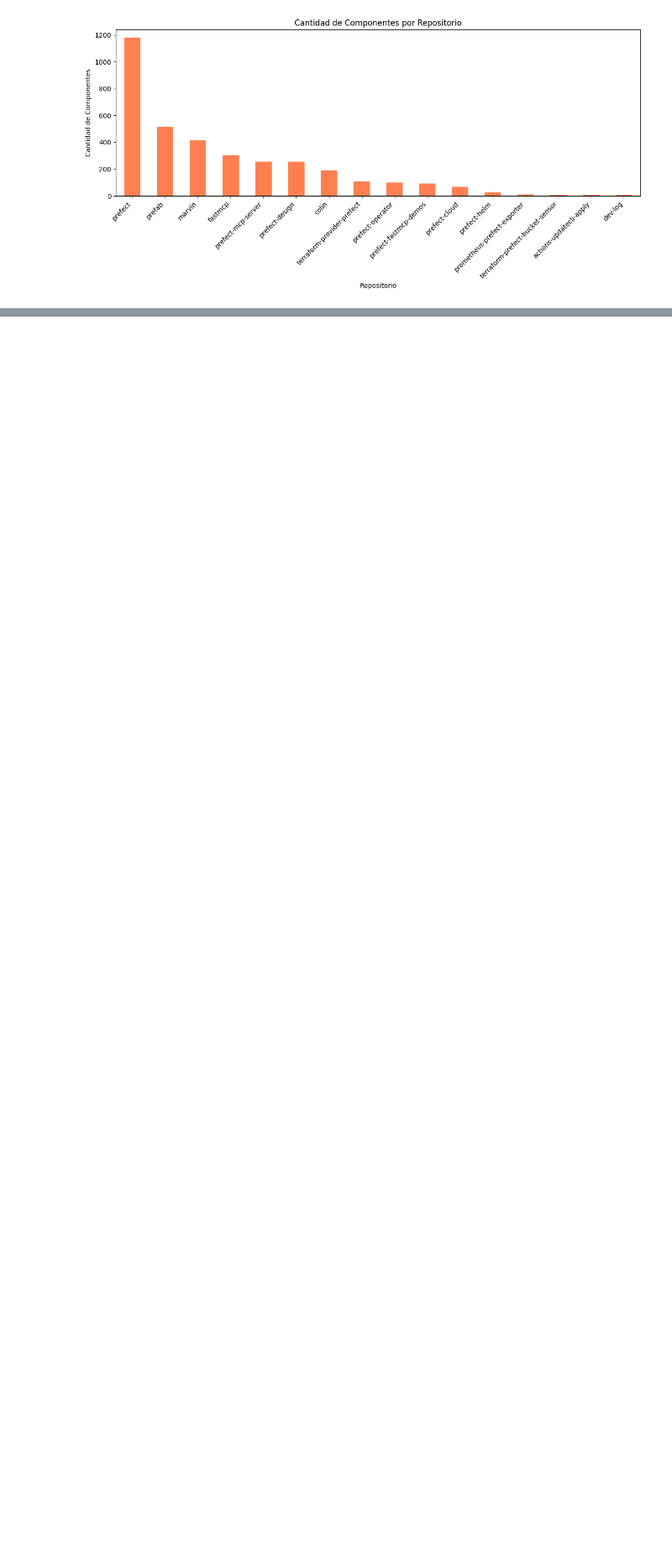
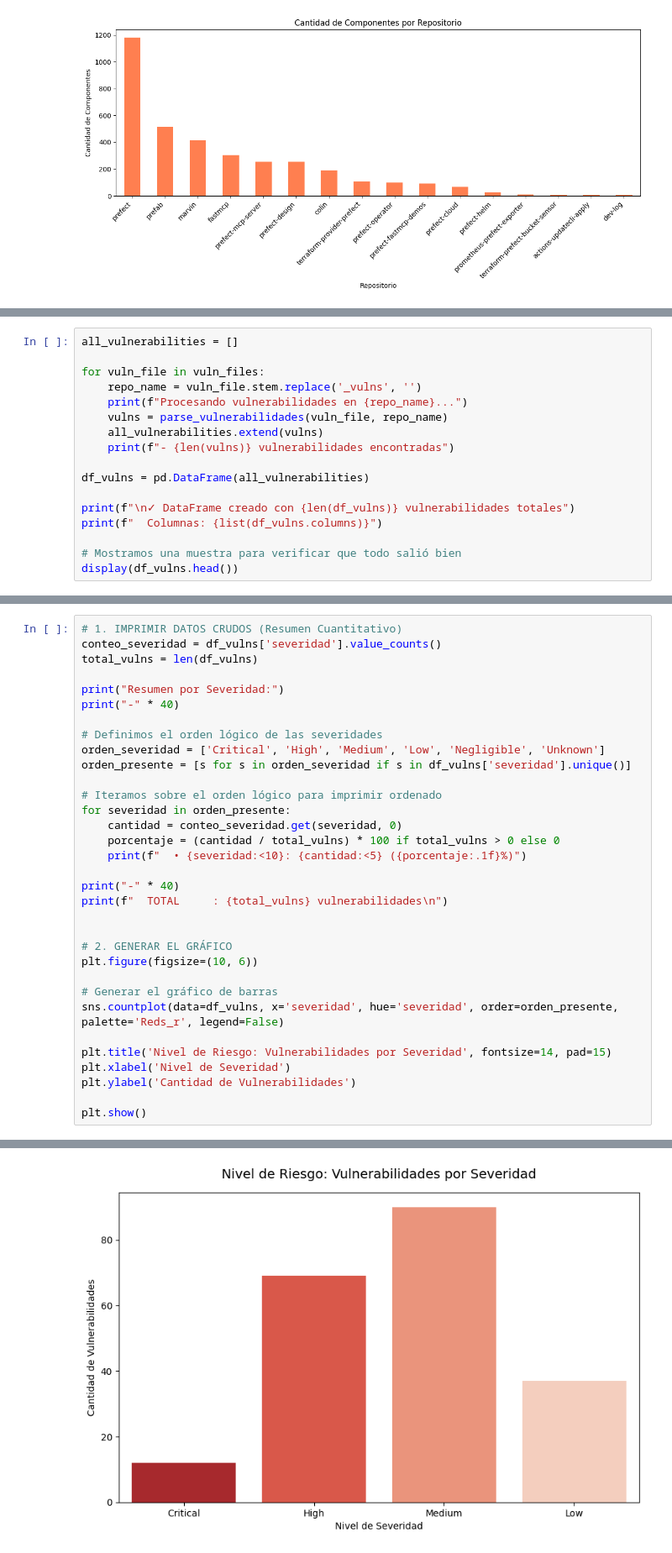
Before and after one commit to Fran416/Vulns-Analizer, a Jupyter notebook: notebooks/02_analisis_dependencias.ipynb, the cells around one changed output, grey strips where cells are left out. Shown at 84% size. Drawn from its saved outputs; the diff is of its cells as text; blank space fills up the shorter version.

Commit message:
docs: Añadir analisis de vulnerabilidades

```diff
--- a/notebooks/02_analisis_dependencias.ipynb
+++ b/notebooks/02_analisis_dependencias.ipynb
@@ -381,0 +479,17 @@ print(f"  Registros: {len(df_components)}")
+# %%
+all_vulnerabilities = []
+
+for vuln_file in vuln_files:
+    repo_name = vuln_file.stem.replace('_vulns', '')
+    print(f"Procesando vulnerabilidades en {repo_name}...")
+    vulns = parse_vulnerabilidades(vuln_file, repo_name)
+    all_vulnerabilities.extend(vulns)
+    print(f"- {len(vulns)} vulnerabilidades encontradas")
+
+df_vulns = pd.DataFrame(all_vulnerabilities)
+
+print(f"\n✓ DataFrame creado con {len(df_vulns)} vulnerabilidades totales")
+print(f"  Columnas: {list(df_vulns.columns)}")
+
+# Mostramos una muestra para verificar que todo salió bien
+display(df_vulns.head())
@@ -381,0 +532,34 @@ print(f"  Registros: {len(df_components)}")
+# %%
+# 1. IMPRIMIR DATOS CRUDOS (Resumen Cuantitativo)
+conteo_severidad = df_vulns['severidad'].value_counts()
+total_vulns = len(df_vulns)
+
+print("Resumen por Severidad:")
+print("-" * 40)
+
+# Definimos el orden lógico de las severidades
+orden_severidad = ['Critical', 'High', 'Medium', 'Low', 'Negligible', 'Unknown']
+orden_presente = [s for s in orden_severidad if s in df_vulns['severidad'].unique()]
+
+# Iteramos sobre el orden lógico para imprimir ordenado
+for severidad in orden_presente:
+    cantidad = conteo_severidad.get(severidad, 0)
+    porcentaje = (cantidad / total_vulns) * 100 if total_vulns > 0 else 0
+    print(f"  • {severidad:<10}: {cantidad:<5} ({porcentaje:.1f}%)")
+
+print("-" * 40)
+print(f"  TOTAL     : {total_vulns} vulnerabilidades\n")
+
+
+# 2. GENERAR EL GRÁFICO
+plt.figure(figsize=(10, 6))
+
+# Generar el gráfico de barras
+sns.countplot(data=df_vulns, x='severidad', hue='severidad', order=orden_presente, palette='Reds_r', legend=False)
+
+plt.title('Nivel de Riesgo: Vulnerabilidades por Severidad', fontsize=14, pad=15)
+plt.xlabel('Nivel de Severidad')
+plt.ylabel('Cantidad de Vulnerabilidades')
+
+plt.show()
+# %% [output]
@@ -381,0 +574 @@ print(f"  Registros: {len(df_components)}")
+[figure, added]
```
Also changed, not shown: parts of 39 cells of this notebook.
